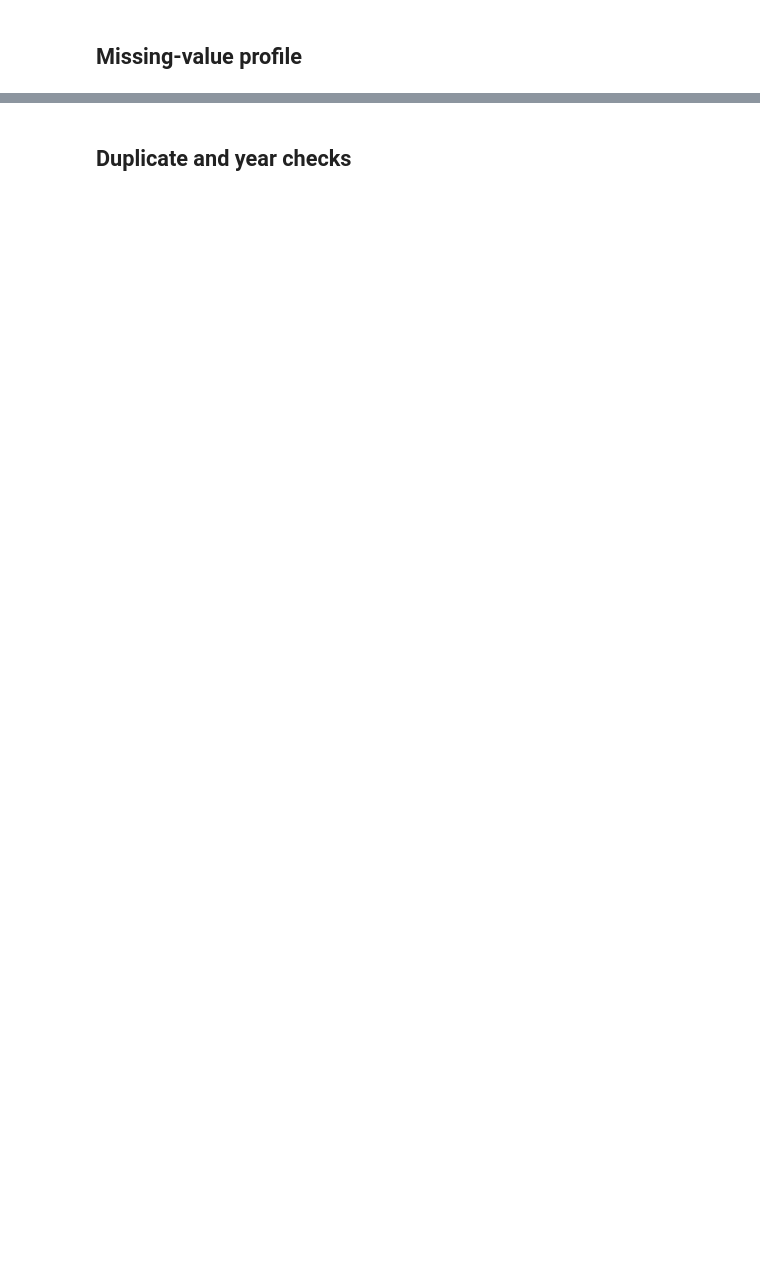
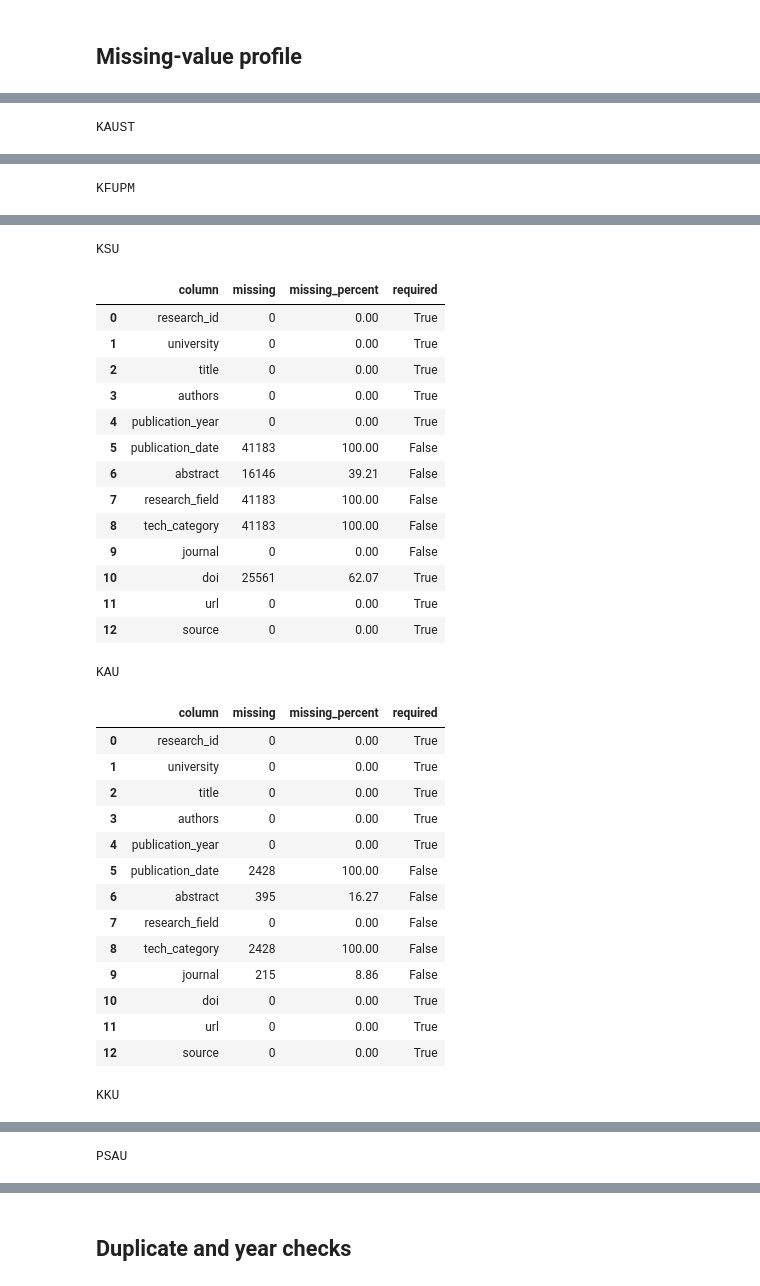
Before and after one commit to ranaalmohethef/saudi-tech-research, a Jupyter notebook: notebooks/02_profile_clean.ipynb, the cells around one changed output, grey strips where cells are left out. Cells and saved outputs as stored; diff of their text form; code cells hidden in the pictures; blank space fills up the shorter version.

Commit message:
Add OpenAlex source (KAU, KKU, PSAU) and resilient output writing

```diff
--- a/notebooks/02_profile_clean.ipynb
+++ b/notebooks/02_profile_clean.ipynb
@@ -22,10 +22,12 @@ min_year, max_year = year_range(config)
 kaust = build_kaust(config, paths, min_year, max_year)
 kfupm = build_kfupm(config, paths, min_year, max_year)
 ksu = build_ksu(config, paths, min_year, max_year)
+openalex_frame = build_openalex(config, paths, min_year, max_year)
 
 print("KAUST cleaned:", len(kaust))
 print("KFUPM cleaned:", len(kfupm))
 print("KSU cleaned:", len(ksu))
+print("OpenAlex cleaned:", len(openalex_frame))
 # %% [output]
   KAUST repository cleaned :    928
   KAUST Crossref cleaned   :    124
@@ -39,6 +45,2 @@ KSU cleaned: 41183
 # %% [markdown]
 ## Missing-value profile
-# %%
-for name, frame in [("KAUST", kaust), ("KFUPM", kfupm), ("KSU", ksu)]:
-    print(f"\n{name}")
-    display(profile.missing_report(frame))
@@ -90,0 +47,7 @@ KSU
+# %%
+for name, frame in [("KAUST", kaust), ("KFUPM", kfupm), ("KSU", ksu),
+                    *list(openalex_frame.groupby("university"))]:
+    print(f"\n{name}")
+    display(profile.missing_report(frame))
+# %% [output]
+KAUST
@@ -90,0 +68 @@ KSU
+KFUPM
@@ -90,0 +83,31 @@ KSU
+KSU
+|  | column | missing | missing_percent | required |
+| 0 | research_id | 0 | 0.00 | True |
+| 1 | university | 0 | 0.00 | True |
+| 2 | title | 0 | 0.00 | True |
+| 3 | authors | 0 | 0.00 | True |
+| 4 | publication_year | 0 | 0.00 | True |
+| 5 | publication_date | 41183 | 100.00 | False |
+| 6 | abstract | 16146 | 39.21 | False |
+| 7 | research_field | 41183 | 100.00 | False |
+| 8 | tech_category | 41183 | 100.00 | False |
+| 9 | journal | 0 | 0.00 | False |
+| 10 | doi | 25561 | 62.07 | True |
+| 11 | url | 0 | 0.00 | True |
+| 12 | source | 0 | 0.00 | True |
+KAU
+|  | column | missing | missing_percent | required |
+| 0 | research_id | 0 | 0.00 | True |
+| 1 | university | 0 | 0.00 | True |
+| 2 | title | 0 | 0.00 | True |
+| 3 | authors | 0 | 0.00 | True |
+| 4 | publication_year | 0 | 0.00 | True |
+| 5 | publication_date | 2428 | 100.00 | False |
+| 6 | abstract | 395 | 16.27 | False |
+| 7 | research_field | 0 | 0.00 | False |
+| 8 | tech_category | 2428 | 100.00 | False |
+| 9 | journal | 215 | 8.86 | False |
+| 10 | doi | 0 | 0.00 | True |
+| 11 | url | 0 | 0.00 | True |
+| 12 | source | 0 | 0.00 | True |
+KKU
@@ -90,0 +128 @@ KSU
+PSAU
```
Also changed, not shown: parts of 7 cells of this notebook, 33 other files.
